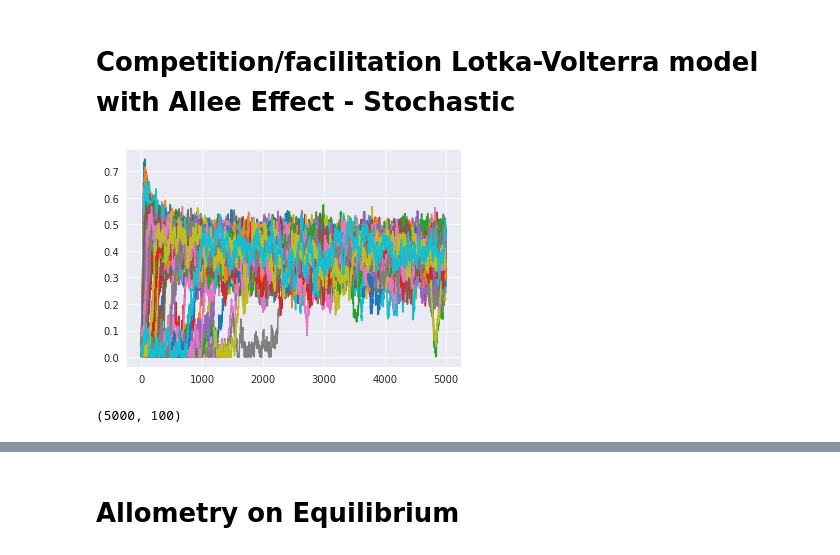
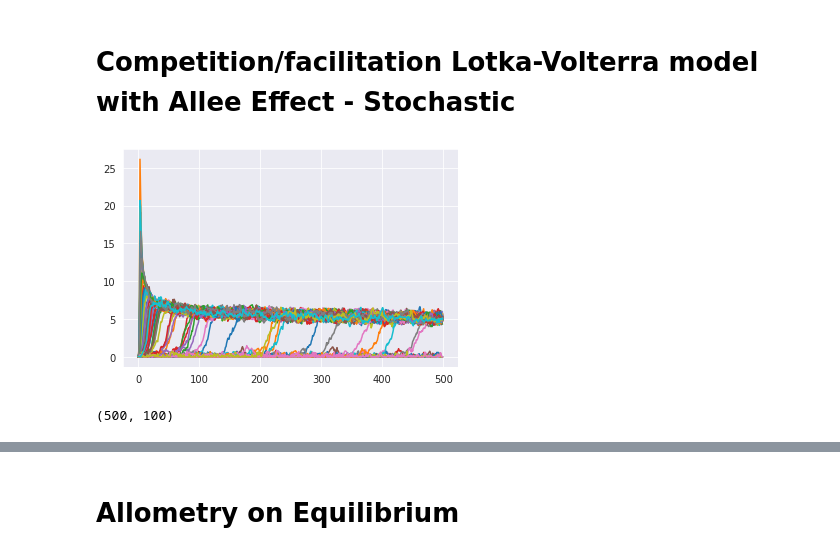
Before and after one commit to denisecammarota/qbio2021, a Jupyter notebook: Denise_Submodels_on_gLV_with_Allee.ipynb, the cells around one changed output, grey strips where cells are left out. Cells and saved outputs as stored; diff of their text form; code cells hidden in the pictures.

```diff
--- a/Denise_Submodels_on_gLV_with_Allee.ipynb
+++ b/Denise_Submodels_on_gLV_with_Allee.ipynb
@@ -316,0 +363,16 @@ plt.show()
+# %%
+m_supper_mean = np.zeros((20,20))
+m_slower_mean = np.zeros((20,20))
+m_supper_std = np.zeros((20,20))
+m_slower_std = np.zeros((20,20))
+#row is A, column is C value
+# %%
+for l in range(4):
+  m_supper_mean[l] = supper_mean1[l:l+20]
+  m_slower_mean[l] = supper_std1[l:l+20]
+  m_supper_std[l] = slower_mean1[l:l+20]
+  m_slower_std[l] = slower_std1[l:l+20]
+# %%
+for i in range(20):
+  plt.plot(C_values,m_supper_mean[i,:],'-o',label=alpha_values[i])
+plt.legend()
@@ -322,32 +518,32 @@ def completeLV_2(X,t, K, A, C, b, m):
     return (X * b) * ((K - (A @ X))/K )*(X/(X+C)) - m * X
 # %%
 aux_N = 100
-aux_K = np.ones(aux_N)*5 #between 5 and 6
-aux_C = np.ones(aux_N)*(0.01)
-aux_b = np.ones(aux_N)*0.4 #between 0.1 and 0.3
-aux_m = np.ones(aux_N)*0.3 #between 0 and 0.1
-aux_A = np.zeros((aux_N, aux_N)) + 0.02
+fraction = 0.001
+aux_K = np.ones(aux_N)*100 #between 5 and 6
+aux_C = aux_K*fraction #between 2 and 3
+aux_b = np.ones(aux_N)*5.37 #between 0.1 and 0.3
+aux_m = np.ones(aux_N)*2.5 #between 0 and 0.1
+aux_A = np.zeros((aux_N, aux_N))+0.1
 aux_A += np.diag(np.ones(aux_N)) -np.diag(aux_A.diagonal())
 # %%
 from scipy.integrate import odeint
-aux_C = np.ones(aux_N)*(0.01)
-time = np.linspace(0,5e3,int(5e3))
+time = np.linspace(0,5e2,int(5e2))
 total_sol = np.zeros((time.shape[0],aux_N))
-sigma = 1e-2
-y0 = rng.uniform(0.02,0.06,size=aux_N)
+sigma = 2e-1
+y0 = rng.uniform(0,0.1,size=aux_N)
 total_sol[0] = y0
 for i in range(time.shape[0]-1):
   tmp_time = time[i:i+2]
   tmp_sol = odeint(completeLV_2,y0,tmp_time, args=(aux_K, aux_A, aux_C, aux_b, aux_m))
   tmp_sol[-1] += rng.normal(0,sigma,tmp_sol[-1].shape)
   total_sol[i+1] = tmp_sol[-1]
   total_sol[total_sol<1e-3] = 1e-3
   y0 = tmp_sol[-1]
 plt.plot(total_sol)
 plt.show()
 print(total_sol.shape)
 # %% [output]
-[figure, old version]
+[figure, new version]
-(5000, 100)
+(500, 100)
 # %%
 aux_N = 100
```
Also changed, not shown: parts of 26 cells of this notebook.
